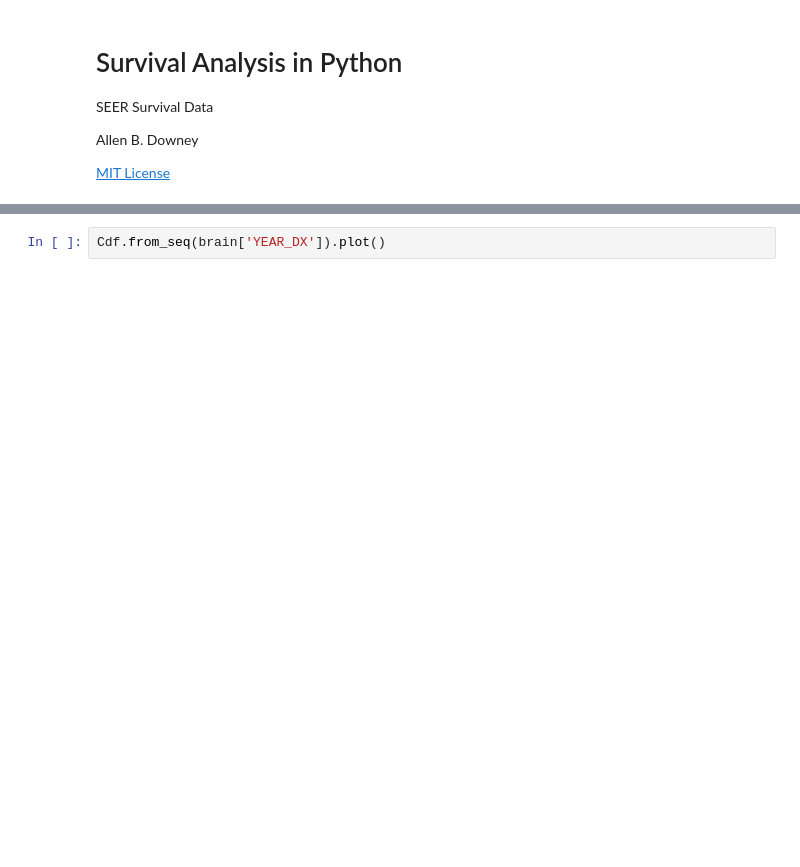
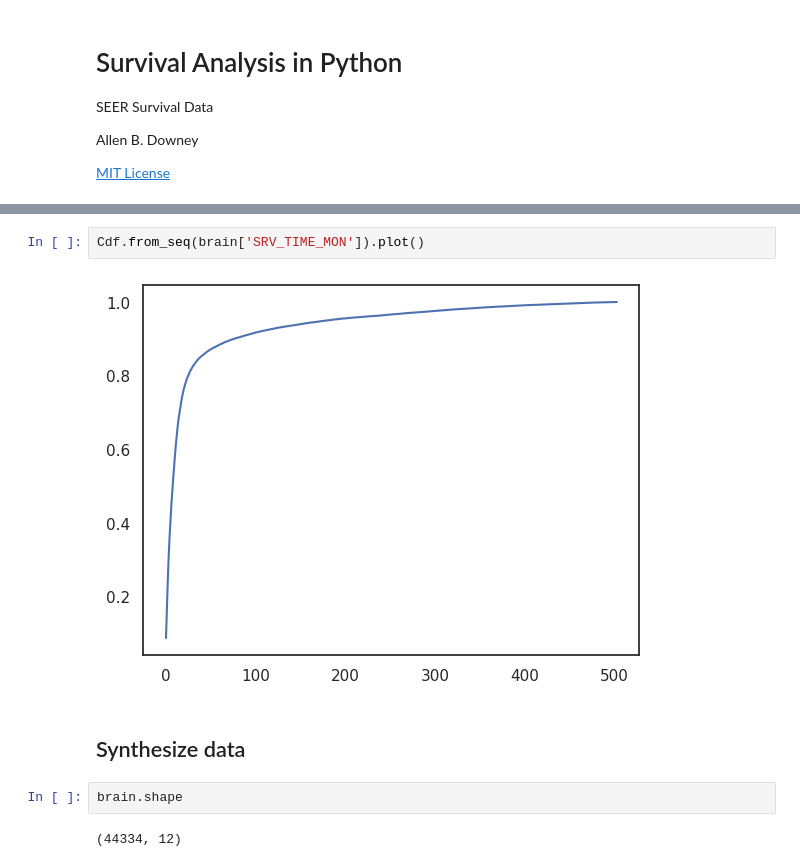
Before and after one commit to AllenDowney/SurvivalAnalysisPython, a Jupyter notebook: read_seer.ipynb, the cells around one changed output, grey strips where cells are left out. Drawn from its saved outputs; the diff is of its cells as text; blank space fills up the shorter version.

```diff
--- a/read_seer.ipynb
+++ b/read_seer.ipynb
@@ -68,2 +288,10 @@ brain.head()
 # %%
-Cdf.from_seq(brain['YEAR_DX']).plot()
+Cdf.from_seq(brain['SRV_TIME_MON']).plot()
+# %% [output]
+[figure, added]
+# %% [markdown]
+## Synthesize data
+# %%
+brain.shape
+# %% [output]
+(44334, 12)
```
Also changed, not shown: parts of 42 cells of this notebook.
